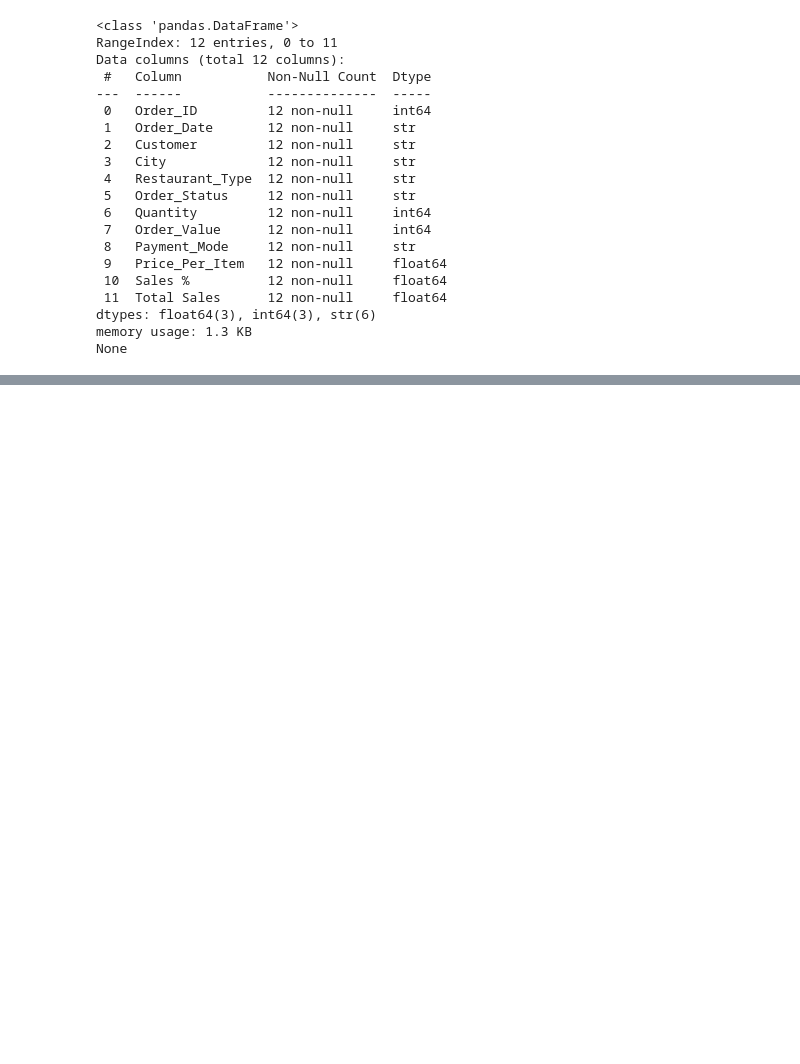
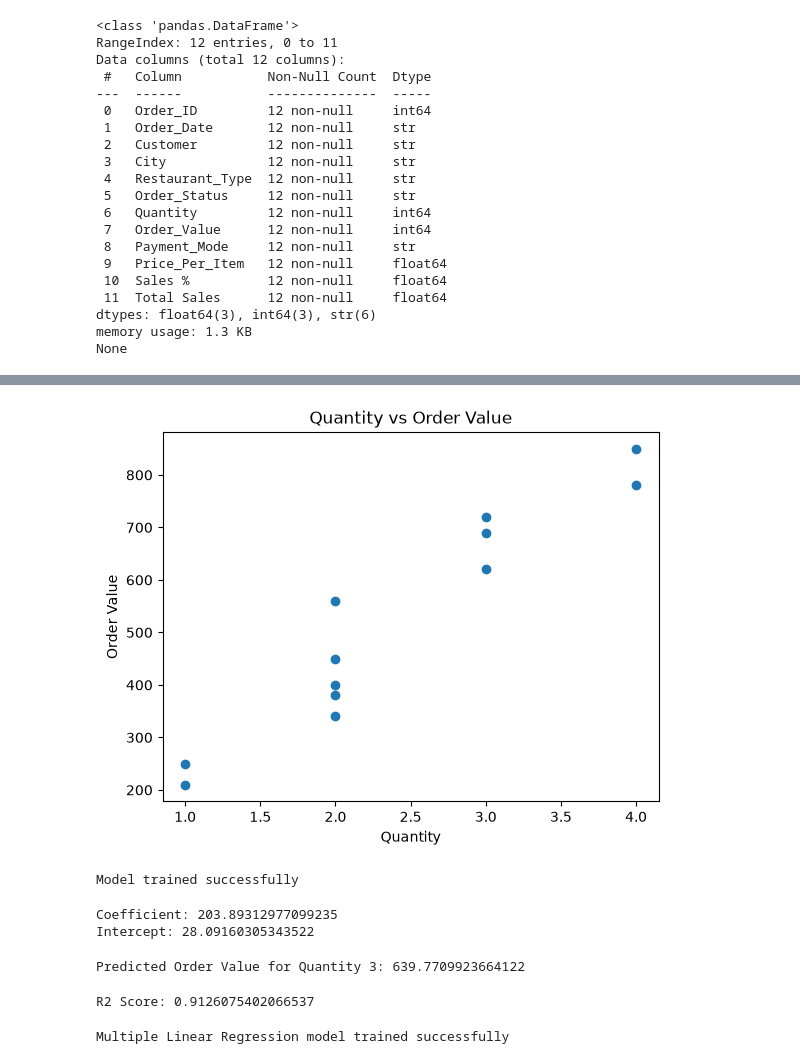
Before and after one commit to dwivedipragya2005/Food_Delivery_Sales_Analysis, a Jupyter notebook: Food_Delivery_Sales_Analysis.ipynb, the cells around one changed output, grey strips where cells are left out. Cells and saved outputs as stored; diff of their text form; code cells hidden in the pictures; blank space fills up the shorter version.

```diff
--- a/Food_Delivery_Sales_Analysis.ipynb
+++ b/Food_Delivery_Sales_Analysis.ipynb
@@ -556,0 +1241,54 @@ None
+# %%
+import matplotlib.pyplot as plt
+
+plt.scatter(df["Quantity"],df["Order_Value"])
+plt.xlabel("Quantity")
+plt.ylabel("Order Value")
+plt.title("Quantity vs Order Value")
+plt.show()
+# %% [output]
+[figure, added]
+# %%
+from sklearn.linear_model import LinearRegression
+
+X = df[["Quantity"]]
+Y = df[["Order_Value"]]
+
+model = LinearRegression()
+model.fit(X,Y)
+
+print("Model trained successfully")
+# %% [output]
+Model trained successfully
+# %%
+print("Coefficient:", model.coef_[0][0])
+print("Intercept:", model.intercept_[0])
+# %% [output]
+Coefficient: 203.89312977099235
+Intercept: 28.09160305343522
+# %%
+prediction = model.predict([[3]])
+
+print("Predicted Order Value for Quantity 3:" , prediction[0][0])
+# %% [output]
+Predicted Order Value for Quantity 3: 639.7709923664122
+# %%
+from sklearn.metrics import r2_score
+
+y_pred = model.predict(X)
+
+r2 = r2_score(Y,y_pred)
+
+print("R2 Score:" ,r2)
+# %% [output]
+R2 Score: 0.9126075402066537
+# %%
+X = df[["Quantity" , "Price_Per_Item"]]
+Y = df[["Order_Value"]]
+
+model_multi = LinearRegression()
+model_multi.fit(X,Y)
+
+print("Multiple Linear Regression model trained successfully")
+# %% [output]
+Multiple Linear Regression model trained successfully
```
Also changed, not shown: parts of 96 cells of this notebook, 2 other files.
